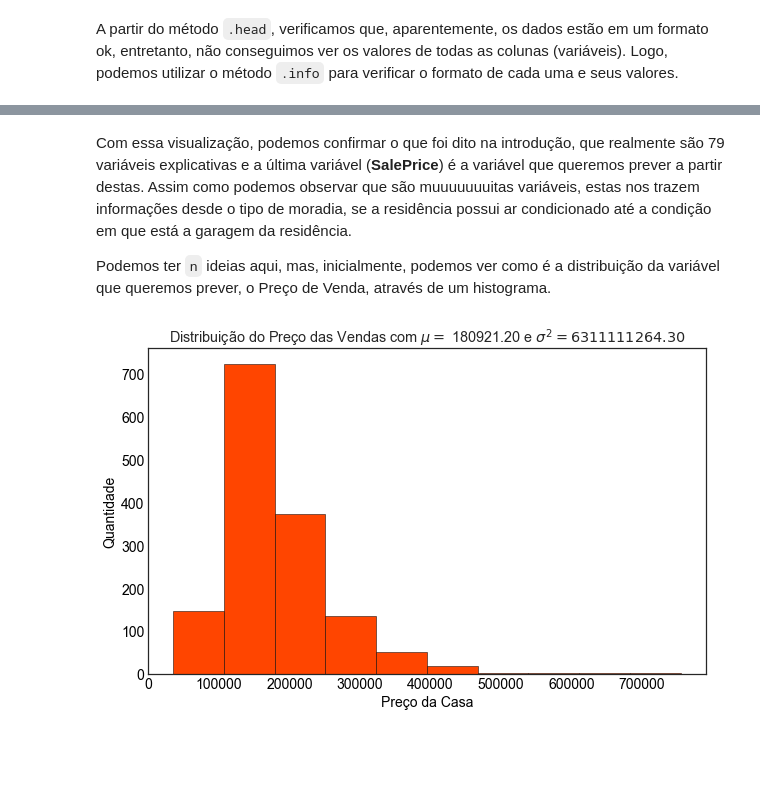
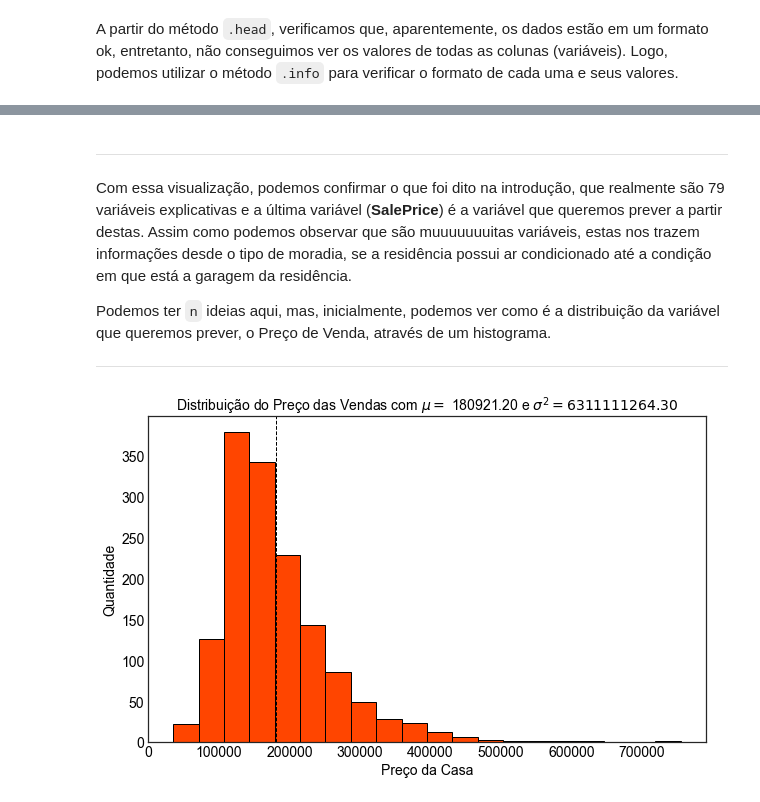
Before and after one commit to barbosarafael/Projetos, a Jupyter notebook: House Prices - Advanced Regression Techniques/notebook_house_prices.ipynb, the cells around one changed output, grey strips where cells are left out. Saved outputs shown, nothing was run; the diff lists cells and outputs as text; code cells hidden in the pictures; blank space fills up the shorter version.

```diff
--- a/House Prices - Advanced Regression Techniques/notebook_house_prices.ipynb
+++ b/House Prices - Advanced Regression Techniques/notebook_house_prices.ipynb
@@ -107,20 +107,26 @@ Data columns (total 81 columns):
 dtypes: float64(3), int64(35), object(43)
 memory usage: 924.0+ KB
 # %% [markdown]
+---
+
 Com essa visualização, podemos confirmar o que foi dito na introdução, que realmente são 79 variáveis explicativas e a última variável (**SalePrice**) é a variável que queremos prever a partir destas. Assim como podemos observar que são muuuuuuuitas variáveis, estas nos trazem informações desde o tipo de moradia, se a residência possui ar condicionado até a condição em que está a garagem da residência.
 
 Podemos ter `n` ideias aqui, mas, inicialmente, podemos ver como é a distribuição da variável que queremos prever, o Preço de Venda, através de um histograma.
+
+---
 # %%
 media_sales_price = treino["SalePrice"].mean()
 var_sales_price = treino["SalePrice"].var()
 
 plt.figure(figsize = [10, 6])
-plt.hist(x = treino["SalePrice"], color = "orangered", edgecolor = "black")
+plt.hist(x = treino["SalePrice"], color = "orangered", edgecolor = "black", bins = 20)
+plt.axvline(media_sales_price, color = 'k', linestyle = 'dashed', linewidth = 1)
 plt.xlabel("Preço da Casa", fontsize = 14, color = "black")
 plt.ylabel("Quantidade", fontsize = 14, color = "black")
-plt.title("Distribuição do Preço das Vendas com $ \mu = $ %1.2f e $ \sigma^2 = %1.2f $" %(media_sales_price, var_sales_price))
+plt.title("Distribuição do Preço das Vendas com $ \mu = $ %1.2f e $ \sigma^2 = %1.2f $" %(media_sales_price, var_sales_price),
+          fontsize = 14, color = "black")
 plt.tick_params(axis = "x", labelsize = 14, labelcolor = "black")
 plt.tick_params(axis = "y", labelsize = 14, labelcolor = "black")
 plt.show()
 # %% [output]
-[figure, old version]
+[figure, new version]
```
Also changed, not shown: parts of 3 cells of this notebook.
